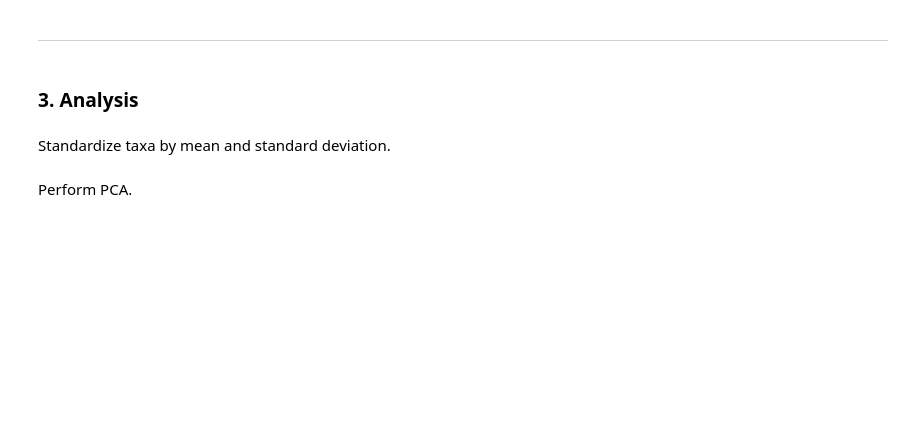
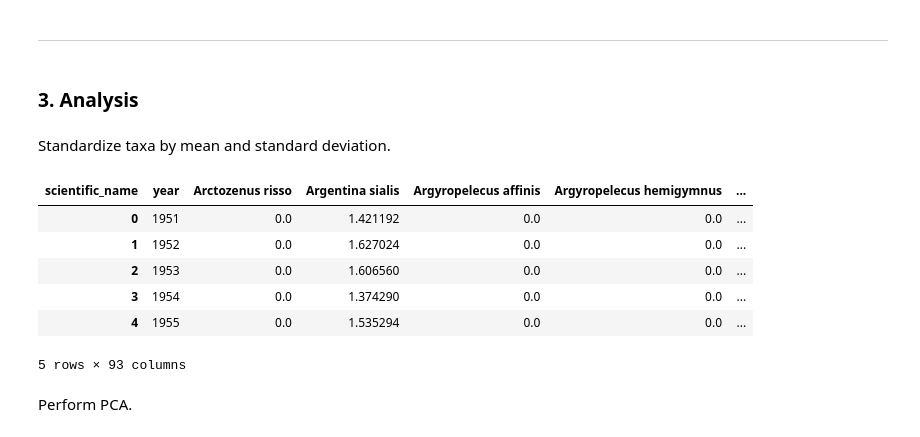
Before and after one commit to ksc005/pyrates, a Jupyter notebook: koslow2011.ipynb, the cells around one changed output. Saved outputs shown, nothing was run; the diff lists cells and outputs as text; code cells hidden in the pictures; blank space fills up the shorter version.

```diff
--- a/koslow2011.ipynb
+++ b/koslow2011.ipynb
@@ -393,20 +588,31 @@ Standardize taxa by mean and standard deviation.
 # %%
 # take the annualMeans df, cast it so that each taxon is a column
 pca_data = (annualMeans.filter(["year", "scientific_name", "log10_larvae"]) # select variables
                        .pivot_table(values = "log10_larvae",
                                     index = "year",
                                     columns = "scientific_name") # cast to get a column for each taxon, and a row for each year
                        .fillna(0) # replace any NaN with 0; no larvae of that taxon were observed in that year
                        .reset_index() # make year a regular column
             )
 
 # show the first few rows of the new df
 display(pca_data.head())
 
+# write the pca-ready dataframe to csv file
+pca_data.to_csv('pca_data.csv')
+
 # standardize the features
 features = pca_data.drop(columns=["year"]) # exclude the year column (index 0)
 
 featuresScaled = StandardScaler().fit_transform(features) # StandardScaler's fit_transform method standardizes each column by its mean and standard deviation
+# %% [output]
+| scientific_name | year | Arctozenus risso | Argentina sialis | Argyropelecus affinis | Argyropelecus hemigymnus | ... |
+| 0 | 1951 | 0.0 | 1.421192 | 0.0 | 0.0 | ... |
+| 1 | 1952 | 0.0 | 1.627024 | 0.0 | 0.0 | ... |
+| 2 | 1953 | 0.0 | 1.606560 | 0.0 | 0.0 | ... |
+| 3 | 1954 | 0.0 | 1.374290 | 0.0 | 0.0 | ... |
+| 4 | 1955 | 0.0 | 1.535294 | 0.0 | 0.0 | ... |
+5 rows × 93 columns
 # %% [markdown]
 Perform PCA.
 # %%
```
Also changed, not shown: parts of 32 cells of this notebook, 1 other file.
